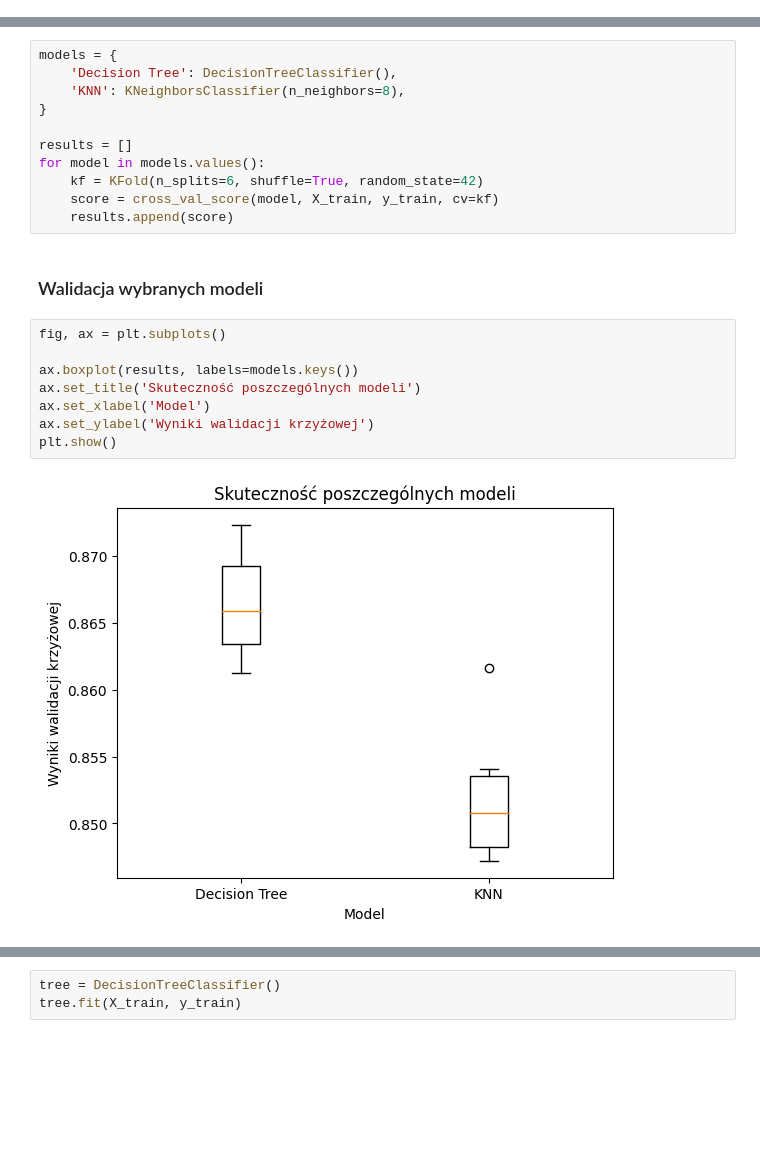
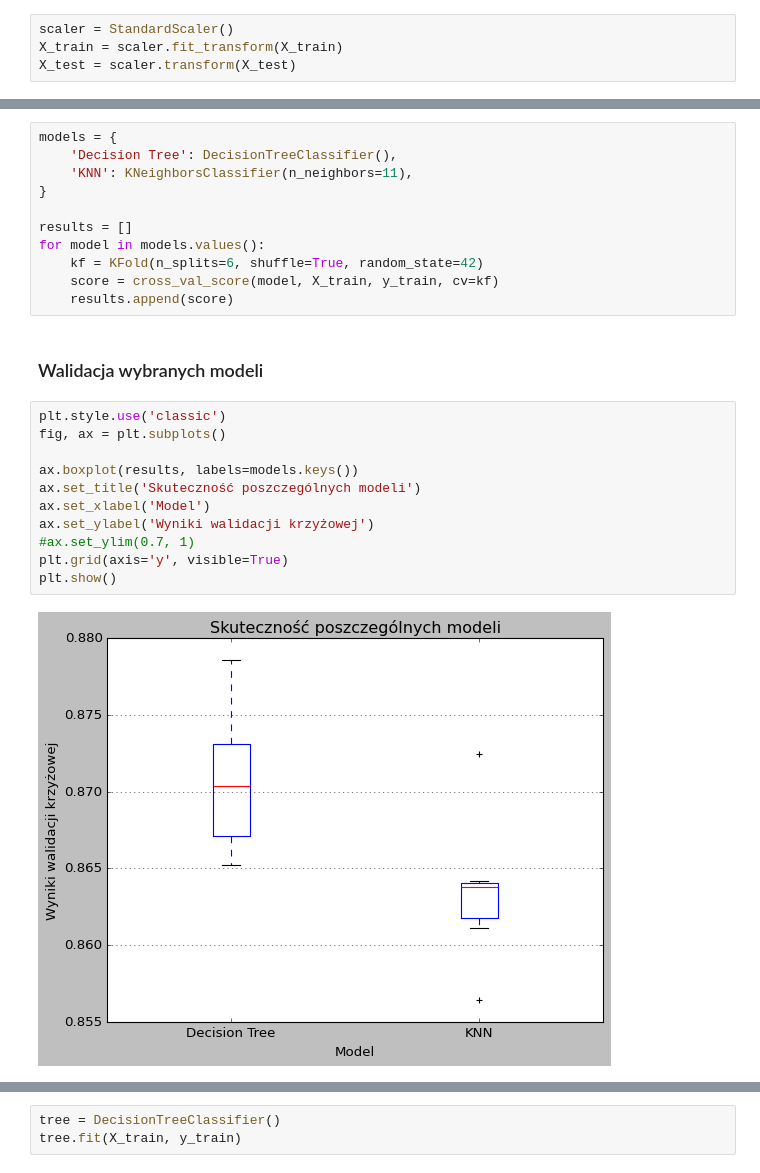
Before and after one commit to pgarwol/PhishingEmailDetection, a Jupyter notebook: learning.ipynb, the cells around one changed output, grey strips where cells are left out. Cells and saved outputs as stored; diff of their text form; blank space fills up the shorter version.

```diff
--- a/learning.ipynb
+++ b/learning.ipynb
@@ -101,3 +105,7 @@ X_train, X_test, y_train, y_test = train_test_split(X, y, test_size=0.2, random_
+# %%
+scaler = StandardScaler()
+X_train = scaler.fit_transform(X_train)
+X_test = scaler.transform(X_test)
 # %%
 print(X_train.shape, X_test.shape, y_train.shape, y_test.shape)
 # %% [output]
@@ -132,7 +158,7 @@ plt.show()
 # %%
 models = {
     'Decision Tree': DecisionTreeClassifier(),
-    'KNN': KNeighborsClassifier(n_neighbors=8),
+    'KNN': KNeighborsClassifier(n_neighbors=11),
 }
 
 results = []
@@ -143,13 +169,16 @@ for model in models.values():
 # %% [markdown]
 ### Walidacja wybranych modeli
 # %%
+plt.style.use('classic')
 fig, ax = plt.subplots()
 
 ax.boxplot(results, labels=models.keys())
 ax.set_title('Skuteczność poszczególnych modeli')
 ax.set_xlabel('Model')
 ax.set_ylabel('Wyniki walidacji krzyżowej')
+#ax.set_ylim(0.7, 1)
+plt.grid(axis='y', visible=True)
 plt.show()
 # %% [output]
-[figure, old version]
+[figure, new version]
 # %%
```
Also changed, not shown: parts of 13 cells of this notebook, 4 other files.
